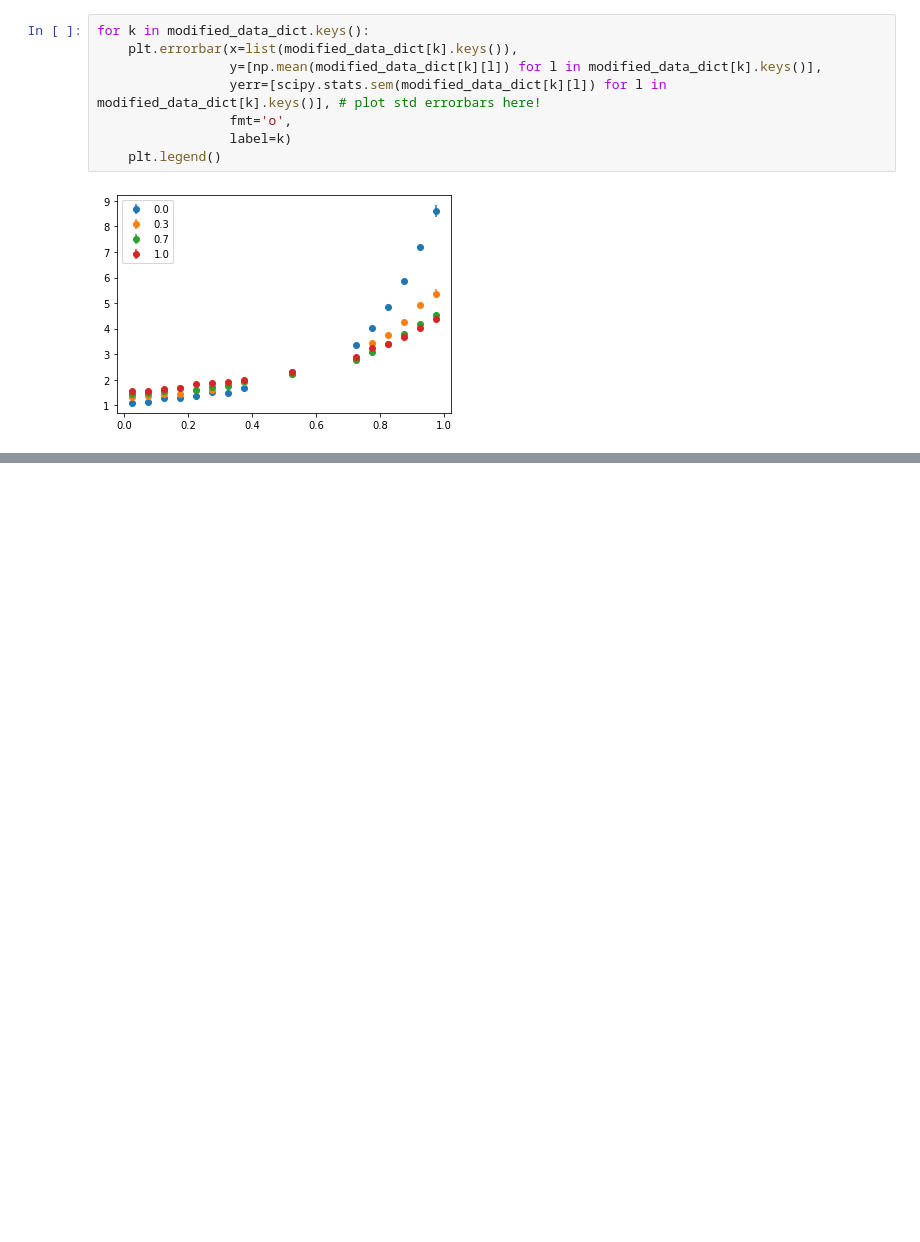
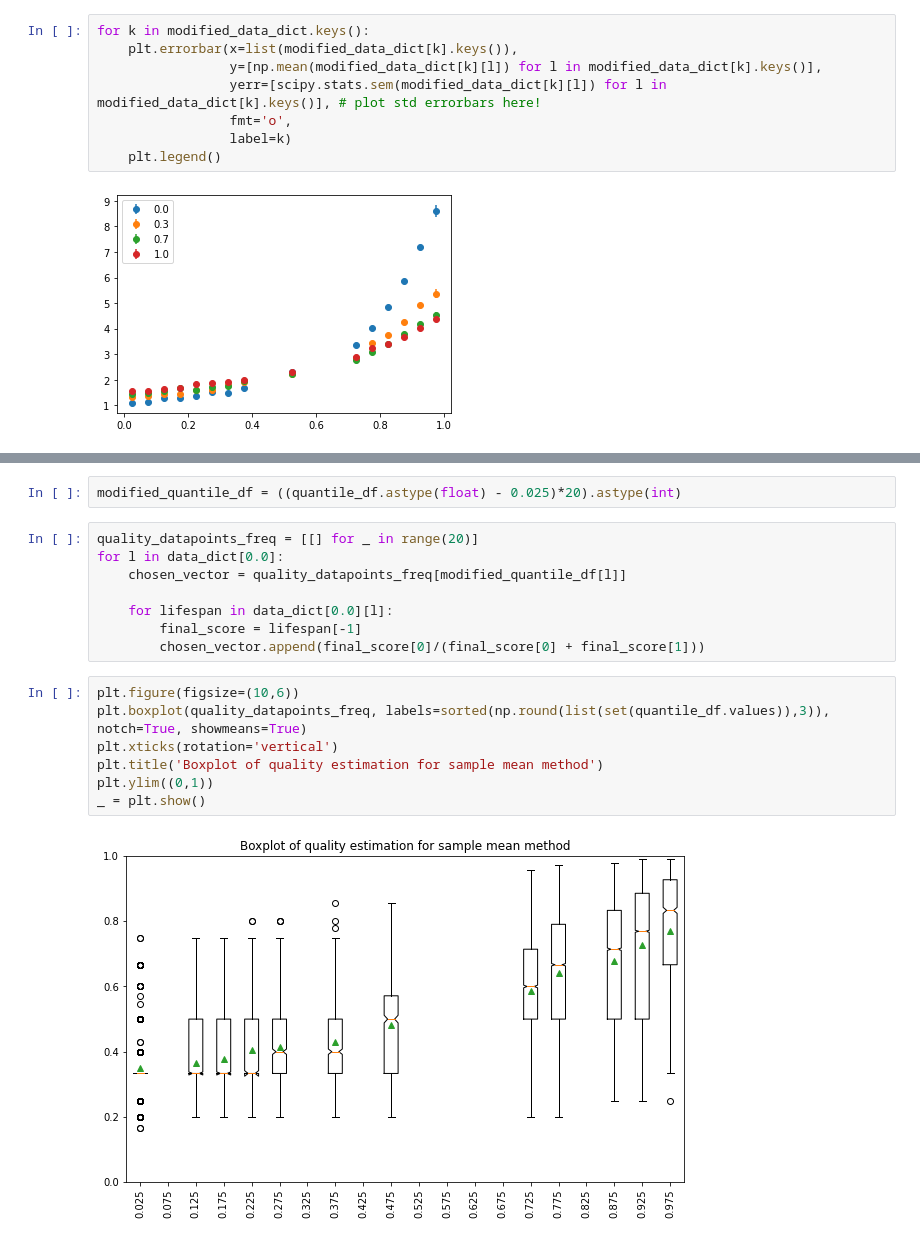
Before and after one commit to LEFTA98/ratings_with_eb, a Jupyter notebook: soal_sims_analysis.ipynb, the cells around one changed output, grey strips where cells are left out. Cells and saved outputs as stored; diff of their text form; blank space fills up the shorter version.

```diff
--- a/soal_sims_analysis.ipynb
+++ b/soal_sims_analysis.ipynb
@@ -253,0 +278,19 @@ for k in modified_data_dict.keys():
+# %%
+modified_quantile_df = ((quantile_df.astype(float) - 0.025)*20).astype(int)
+# %%
+quality_datapoints_freq = [[] for _ in range(20)]
+for l in data_dict[0.0]:
+    chosen_vector = quality_datapoints_freq[modified_quantile_df[l]]
+
+    for lifespan in data_dict[0.0][l]:
+        final_score = lifespan[-1]
+        chosen_vector.append(final_score[0]/(final_score[0] + final_score[1]))
+# %%
+plt.figure(figsize=(10,6))
+plt.boxplot(quality_datapoints_freq, labels=sorted(np.round(list(set(quantile_df.values)),3)), notch=True, showmeans=True)
+plt.xticks(rotation='vertical')
+plt.title('Boxplot of quality estimation for sample mean method')
+plt.ylim((0,1))
+_ = plt.show()
+# %% [output]
+[figure, added]
```
Also changed, not shown: parts of 18 cells of this notebook, 2 other files.
